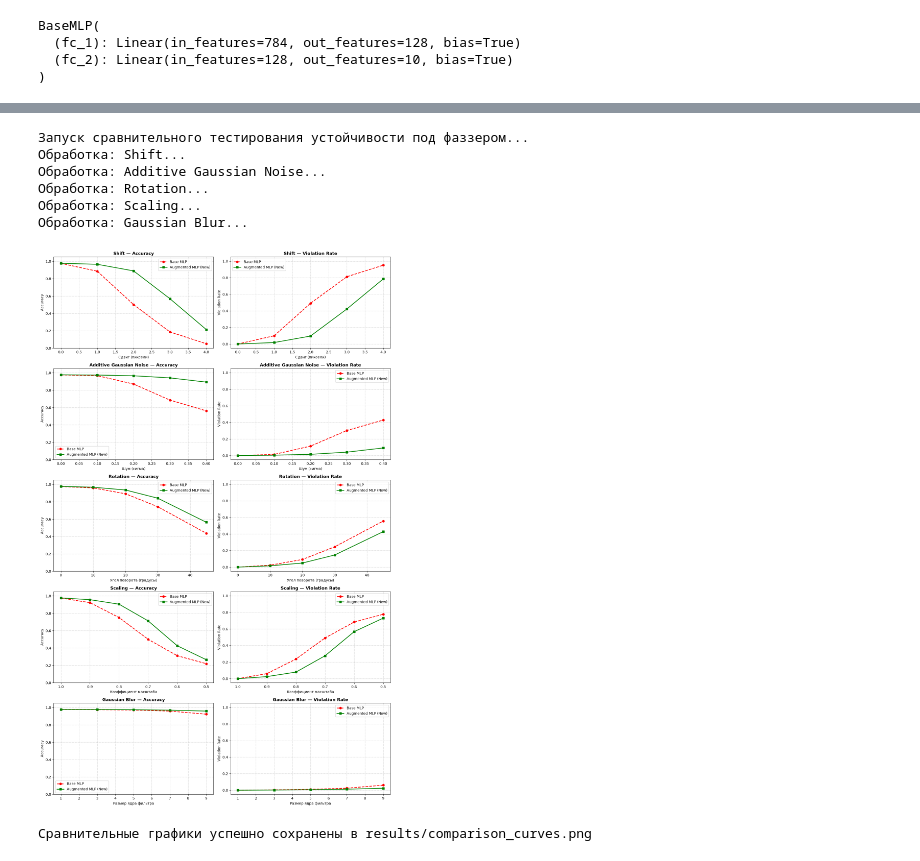
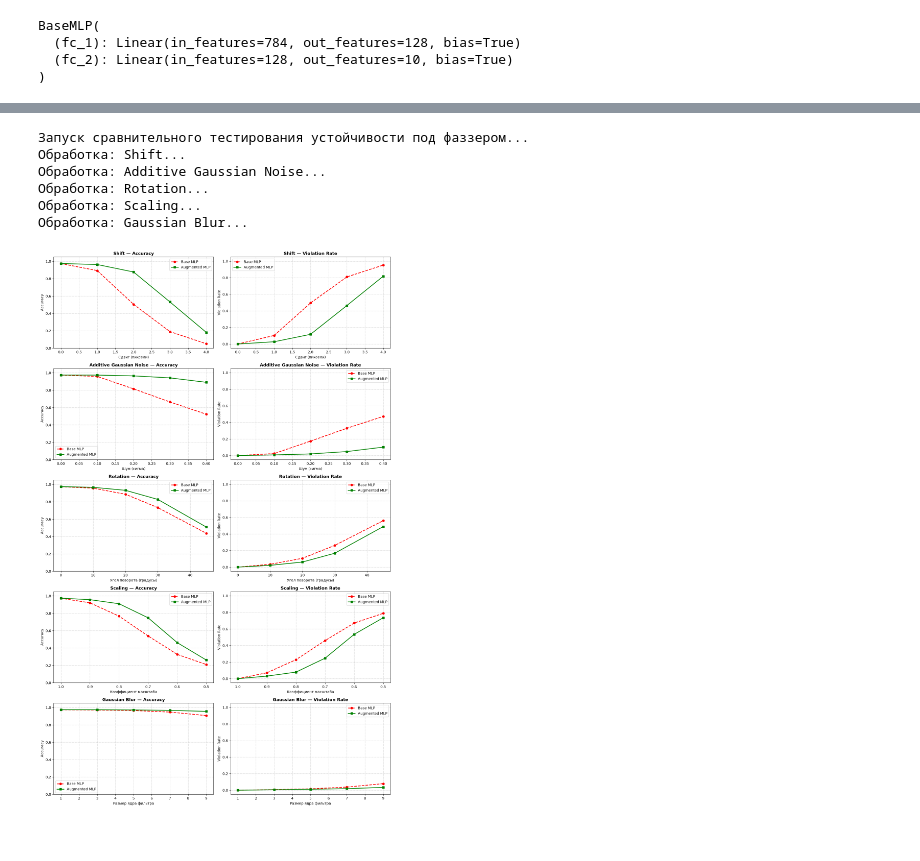
Before and after one commit to Arseny05/Metamorphic-testing-MNIST, a Jupyter notebook: notebook.ipynb, the cells around one changed output, grey strips where cells are left out. Saved outputs shown, nothing was run; the diff lists cells and outputs as text; code cells hidden in the pictures.

```diff
--- a/notebook.ipynb
+++ b/notebook.ipynb
@@ -25,8 +39,8 @@ datasets.MNIST.mirrors = [
 transform = transforms.Compose([
     transforms.ToTensor()
 ])
-train_dataset = datasets.MNIST(root="./data", train=True, download=True, transform=transform)
-test_dataset  = datasets.MNIST(root="./data", train=False, download=True, transform=transform)
+train_dataset = datasets.MNIST(root="./data", train=True, download=False, transform=transform)
+test_dataset  = datasets.MNIST(root="./data", train=False, download=False, transform=transform)
 train_loader = DataLoader(train_dataset, batch_size=64, shuffle=True)
 test_loader  = DataLoader(test_dataset, batch_size=64, shuffle=False)
 # %%
@@ -315,6 +355,10 @@ plt.show()
 import albumentations as A
 from albumentations.pytorch import ToTensorV2
 import cv2
+import numpy as np
+import torch
+from torch.utils.data import Dataset, DataLoader
+from torchvision import datasets
 
 train_transform_alb = A.Compose([
     A.Affine(
@@ -330,7 +374,6 @@ train_transform_alb = A.Compose([
 ])
 
 class AugmentedMNIST(Dataset):
-
     def __init__(self, mnist_dataset, transform=None):
         self.dataset = mnist_dataset
         self.transform = transform
@@ -341,17 +384,18 @@ class AugmentedMNIST(Dataset):
     def __getitem__(self, idx):
         image, label = self.dataset[idx]
         image_np = np.array(image, dtype=np.float32) / 255.0
+
         if self.transform:
             augmented = self.transform(image=image_np)
             image_tensor = augmented["image"]
         else:
             image_tensor = torch.from_numpy(image_np).unsqueeze(0)
 
+        image_tensor = torch.clamp(image_tensor, 0.0, 1.0)
+
         return image_tensor, label
 
-
-
-raw_train_dataset = datasets.MNIST(root="./data", train=True, download=True)
+raw_train_dataset = datasets.MNIST(root="./data", train=True, download=False)
 alb_train_dataset = AugmentedMNIST(raw_train_dataset, transform=train_transform_alb)
 alb_train_loader = DataLoader(alb_train_dataset, batch_size=64, shuffle=True)
 # %%
@@ -414,7 +472,11 @@ New Macro-F1:        0.9778
 =============================================
 # %%
+import os
+import matplotlib.pyplot as plt
+
 fuzzer_base = Fuzzer(model=eval_model, device=device)
-fuzzer_new  = Fuzzer(model=new_model, device=device)
+fuzzer_new  = Fuzzer(model=augmented_model, device=device)
+
 experiments = [
     {
         "title": "Shift",
@@ -452,48 +514,55 @@ experiments = [
         "xlabel": "Размер ядра фильтра"
     }
 ]
+
 fig, axes = plt.subplots(nrows=5, ncols=2, figsize=(14, 22))
 print("Запуск сравнительного тестирования устойчивости под фаззером...")
+
 for idx, exp in enumerate(experiments):
     print(f"Обработка: {exp['title']}...")
+
+    set_seed(42)
     res_base = fuzzer_base.run_parameter_grid(test_loader, exp["fn"], exp["grid"])
+
+    set_seed(42)
     res_new  = fuzzer_new.run_parameter_grid(test_loader, exp["fn"], exp["grid"])
+
     x_vals = exp["x"]
 
     axes[idx, 0].plot(x_vals, res_base["accuracies"], 'r--o', label="Base MLP", linewidth=2)
-    axes[idx, 0].plot(x_vals, res_new["accuracies"], 'g-s', label="Augmented MLP (New)", linewidth=2)
+    axes[idx, 0].plot(x_vals, res_new["accuracies"], 'g-s', label="Augmented MLP", linewidth=2)
     axes[idx, 0].set_title(f"{exp['title']} — Accuracy", fontsize=12, fontweight="bold")
     axes[idx, 0].set_xlabel(exp["xlabel"], fontsize=10)
     axes[idx, 0].set_ylabel("Accuracy", fontsize=10)
     axes[idx, 0].set_ylim(0.0, 1.05)
     axes[idx, 0].grid(True, linestyle="--", alpha=0.6)
     axes[idx, 0].legend()
 
     axes[idx, 1].plot(x_vals, res_base["violation_rates"], 'r--o', label="Base MLP", linewidth=2)
-    axes[idx, 1].plot(x_vals, res_new["violation_rates"], 'g-s', label="Augmented MLP (New)", linewidth=2)
+    axes[idx, 1].plot(x_vals, res_new["violation_rates"], 'g-s', label="Augmented MLP", linewidth=2)
     axes[idx, 1].set_title(f"{exp['title']} — Violation Rate", fontsize=12, fontweight="bold")
     axes[idx, 1].set_xlabel(exp["xlabel"], fontsize=10)
     axes[idx, 1].set_ylabel("Violation Rate", fontsize=10)
     axes[idx, 1].set_ylim(-0.05, 1.05)
     axes[idx, 1].grid(True, linestyle="--", alpha=0.6)
     axes[idx, 1].legend()
 
-axes[3,0].invert_xaxis()
-axes[3,1].invert_xaxis()
+axes[3, 0].invert_xaxis()
+axes[3, 1].invert_xaxis()
+
 plt.tight_layout()
+os.makedirs("results", exist_ok=True)
 save_path = "results/comparison_curves.png"
-plt.savefig(save_path, dpi=300)
+plt.savefig(save_path, dpi=300, bbox_inches="tight")
 plt.show()
-print(f"Сравнительные графики успешно сохранены в {save_path}")
 # %% [output]
 Запуск сравнительного тестирования устойчивости под фаззером...
 Обработка: Shift...
 Обработка: Additive Gaussian Noise...
 Обработка: Rotation...
 Обработка: Scaling...
 Обработка: Gaussian Blur...
-[figure, old version]
+[figure, new version]
-Сравнительные графики успешно сохранены в results/comparison_curves.png
 # %%
 class BaseCNN(nn.Module):
 
```
Also changed, not shown: parts of 10 cells of this notebook, 11 other files.
